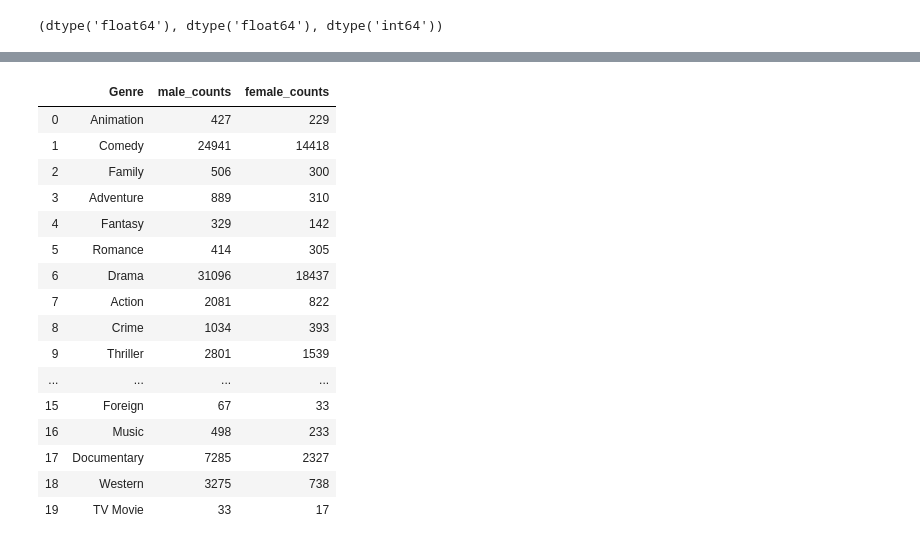
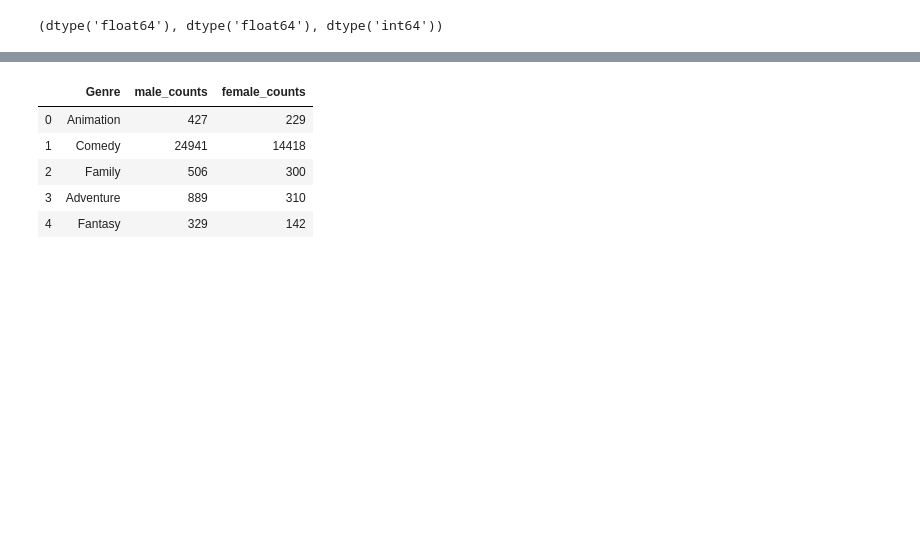
Before and after one commit to Dibmar/DAANMO_Project, a Jupyter notebook: Projects/DAANMO/cross-indexing.ipynb, the cells around one changed output, grey strips where cells are left out. Drawn from its saved outputs; the diff is of its cells as text; code cells hidden in the pictures; blank space fills up the shorter version.

```diff
--- a/Projects/DAANMO/cross-indexing.ipynb
+++ b/Projects/DAANMO/cross-indexing.ipynb
@@ -276,21 +301,0 @@ def corresponder (gender_genre, genre_df):
-# %%
-actors_gender_by_genre = corresponder(actors_gender_genre, genres_unique)
-actors_gender_by_genre
-# %% [output]
-|  | Genre | male_counts | female_counts |
-| 0 | Animation | 427 | 229 |
-| 1 | Comedy | 24941 | 14418 |
-| 2 | Family | 506 | 300 |
-| 3 | Adventure | 889 | 310 |
-| 4 | Fantasy | 329 | 142 |
-| 5 | Romance | 414 | 305 |
-| 6 | Drama | 31096 | 18437 |
-| 7 | Action | 2081 | 822 |
-| 8 | Crime | 1034 | 393 |
-| 9 | Thriller | 2801 | 1539 |
-| ... | ... | ... | ... |
-| 15 | Foreign | 67 | 33 |
-| 16 | Music | 498 | 233 |
-| 17 | Documentary | 7285 | 2327 |
-| 18 | Western | 3275 | 738 |
-| 19 | TV Movie | 33 | 17 |
@@ -296,0 +307,14 @@ actors_gender_by_genre
+# %%
+# Stage 2, ready for plotting
+actors_gender_by_genre = corresponder(actors_gender_genre, genres_unique)
+producers_gender_by_genre = corresponder(producers_gender_genre, genres_unique)
+directors_gender_by_genre = corresponder(directors_gender_genre, genres_unique)
+
+actors_gender_by_genre.head()
+# %% [output]
+|  | Genre | male_counts | female_counts |
+| 0 | Animation | 427 | 229 |
+| 1 | Comedy | 24941 | 14418 |
+| 2 | Family | 506 | 300 |
+| 3 | Adventure | 889 | 310 |
+| 4 | Fantasy | 329 | 142 |
```
Also changed, not shown: parts of 10 cells of this notebook, 3 other files.
